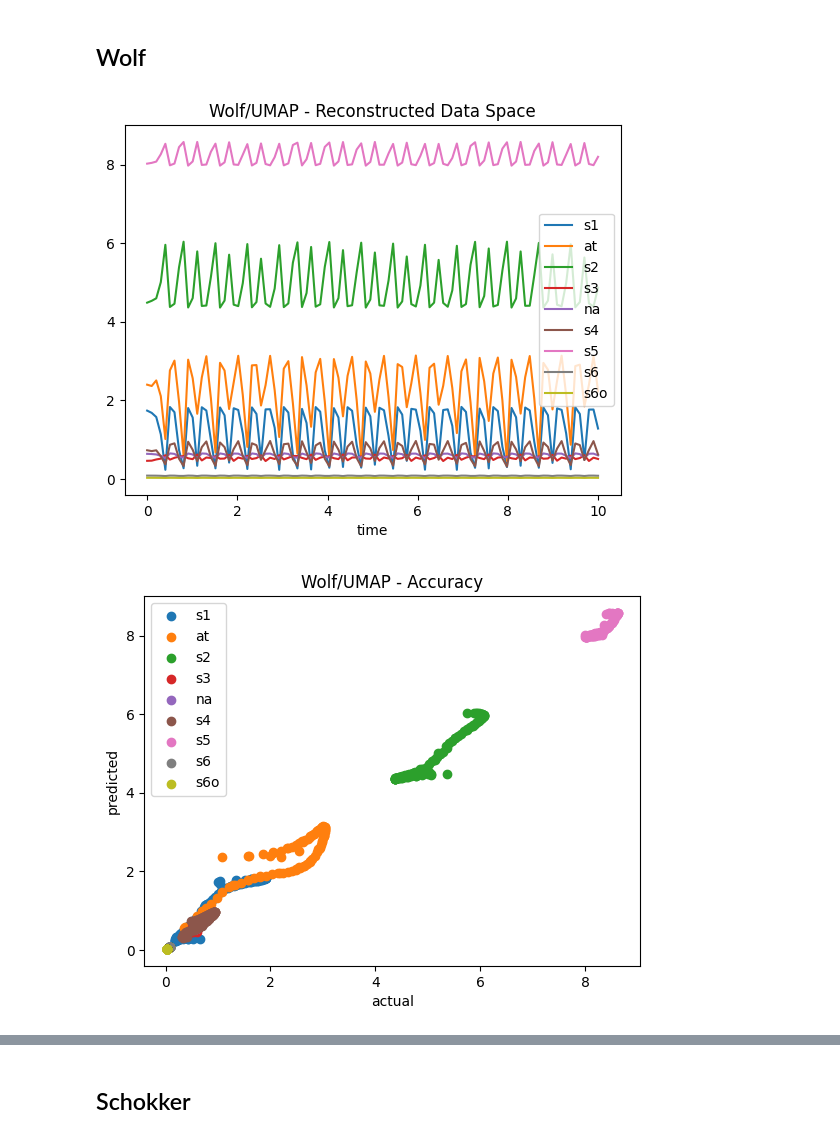
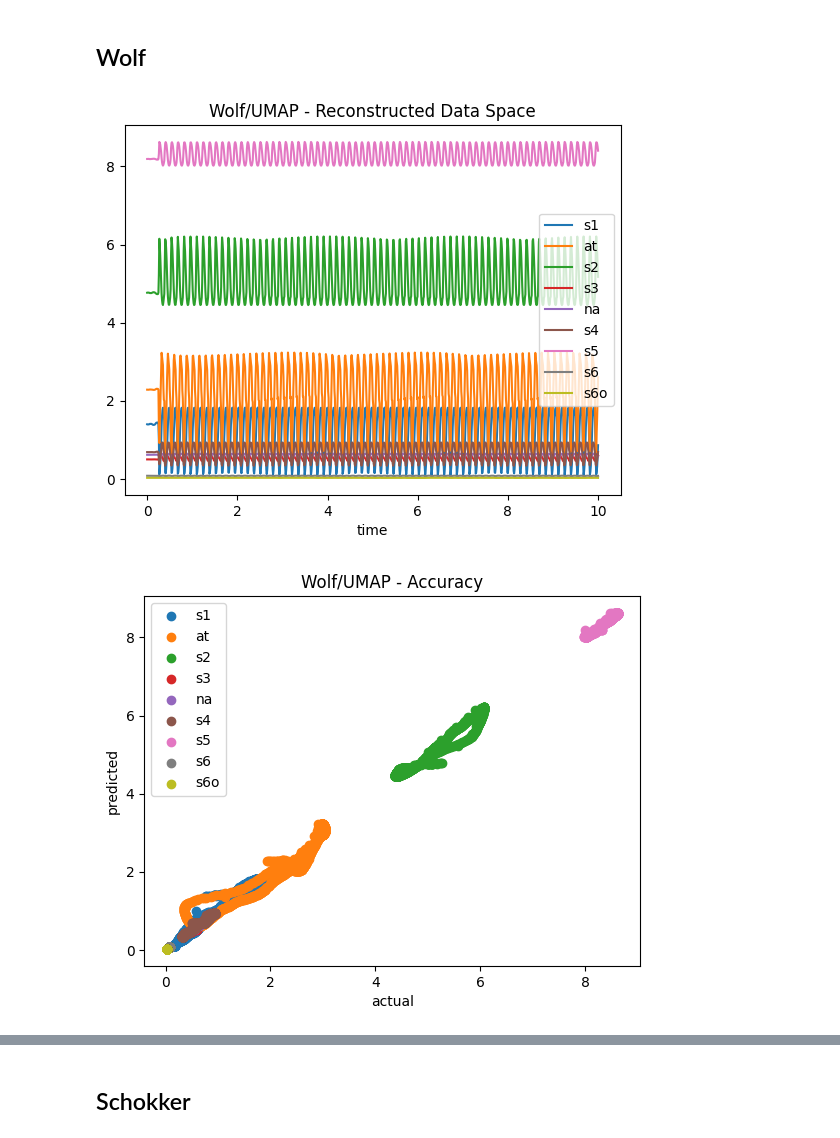
Before and after one commit to ModelEngineering/autoencodersb, a Jupyter notebook: notebooks/autoencoders_for_systems_biology.ipynb, the cells around one changed output, grey strips where cells are left out. Saved outputs shown, nothing was run; the diff lists cells and outputs as text; code cells hidden in the pictures.

```diff
--- a/notebooks/autoencoders_for_systems_biology.ipynb
+++ b/notebooks/autoencoders_for_systems_biology.ipynb
@@ -149,8 +149,8 @@ _ = runner.plotSimulationFit(model_ref="Twenty Steps/PCA", is_plot_original=Fals
 # %% [markdown]
 ## Wolf
 # %%
-runner = ModelRunnerUMAP.makeFromSBML(utils.getLocalURL(url=WOLF_URL), num_epoch=NUM_EPOCH)
+runner = ModelRunnerUMAP.makeFromSBML(utils.getLocalURL(url=WOLF_URL), num_epoch=NUM_EPOCH, num_point=1000)
 _ = runner.plotSimulationFit(model_ref="Wolf/UMAP")
 # %% [output]
-[figure, old version]
+[figure, new version]
-[figure, old version]
+[figure, new version]
```
Also changed, not shown: parts of 2 cells of this notebook, 6 other files.
